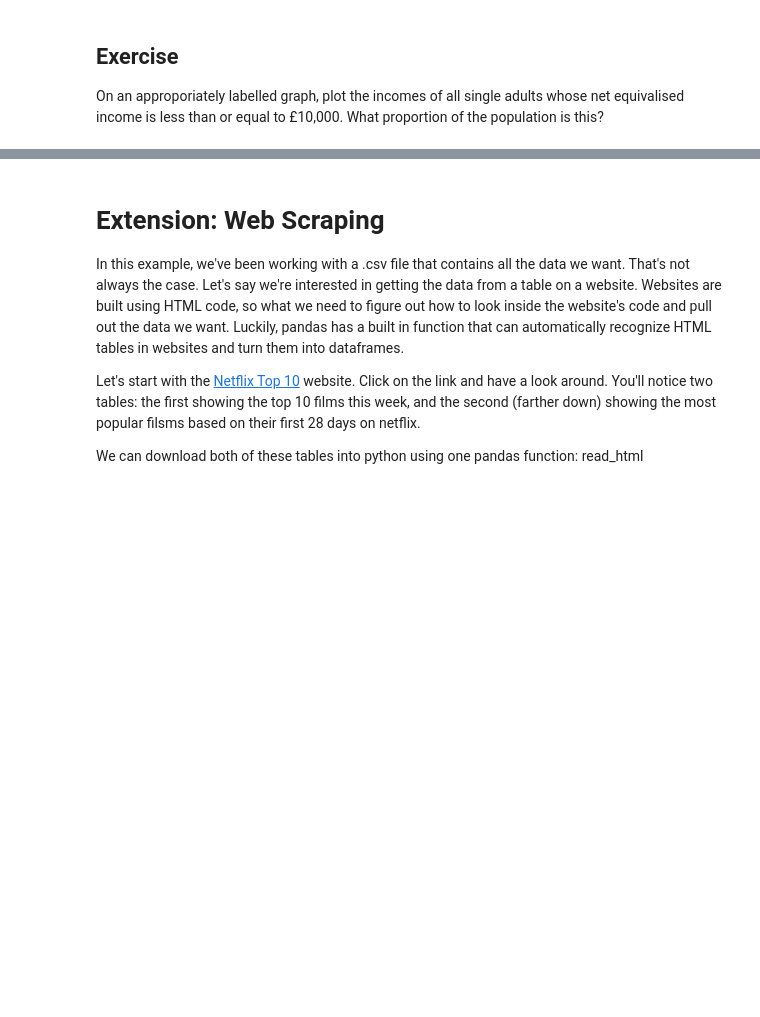
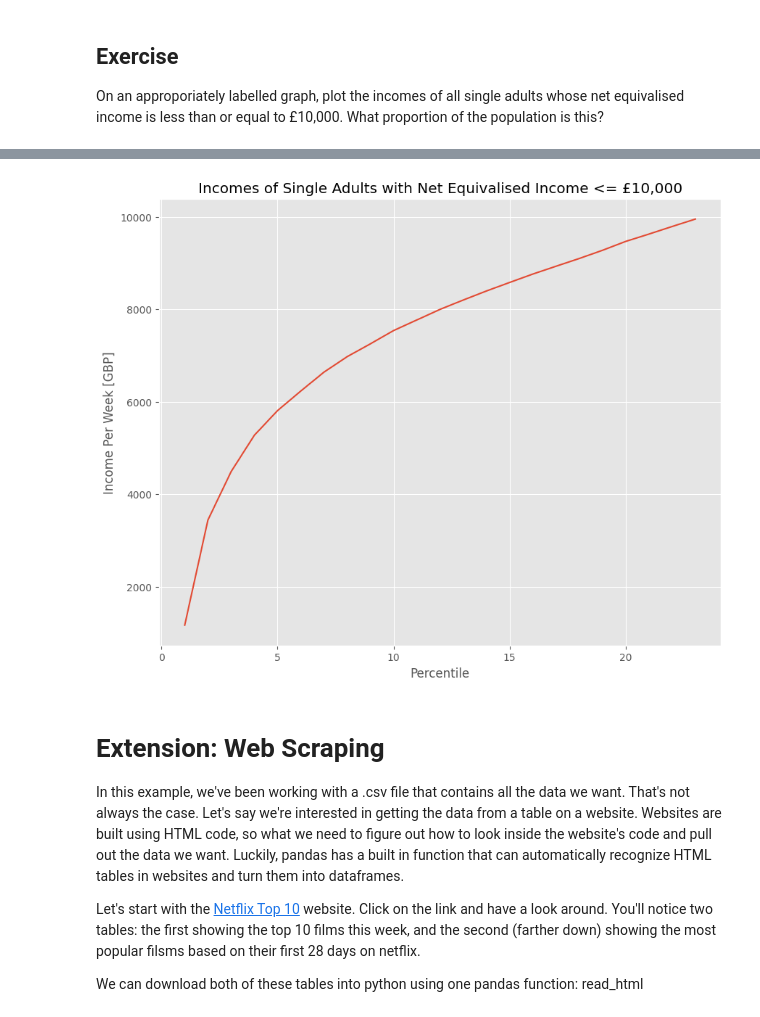
Before and after one commit to nikikeomany-code/QM2, a Jupyter notebook: W2_Working_with_Data_in_Pandas.ipynb, the cells around one changed output, grey strips where cells are left out. Saved outputs shown, nothing was run; the diff lists cells and outputs as text; code cells hidden in the pictures; blank space fills up the shorter version.

```diff
--- a/W2_Working_with_Data_in_Pandas.ipynb
+++ b/W2_Working_with_Data_in_Pandas.ipynb
@@ -374,3 +435,15 @@ On an approporiately labelled graph, plot the incomes of all single adults whose
+# %%
+# Filter the DataFrame for single adults with income less than or equal to 10000
+single_adult_filtered = clean[clean['Single adult'] <= 10000]
+
+# Plot the filtered data
+single_adult_filtered['Single adult'].plot()
+plt.title('Incomes of Single Adults with Net Equivalised Income <= £10,000')
+plt.xlabel('Percentile')
+plt.ylabel('Income Per Week [GBP]')
+plt.show()
+# %% [output]
+[figure, added]
 # %% [markdown]
 # Extension: Web Scraping
 
```
Also changed, not shown: parts of 11 cells of this notebook.
